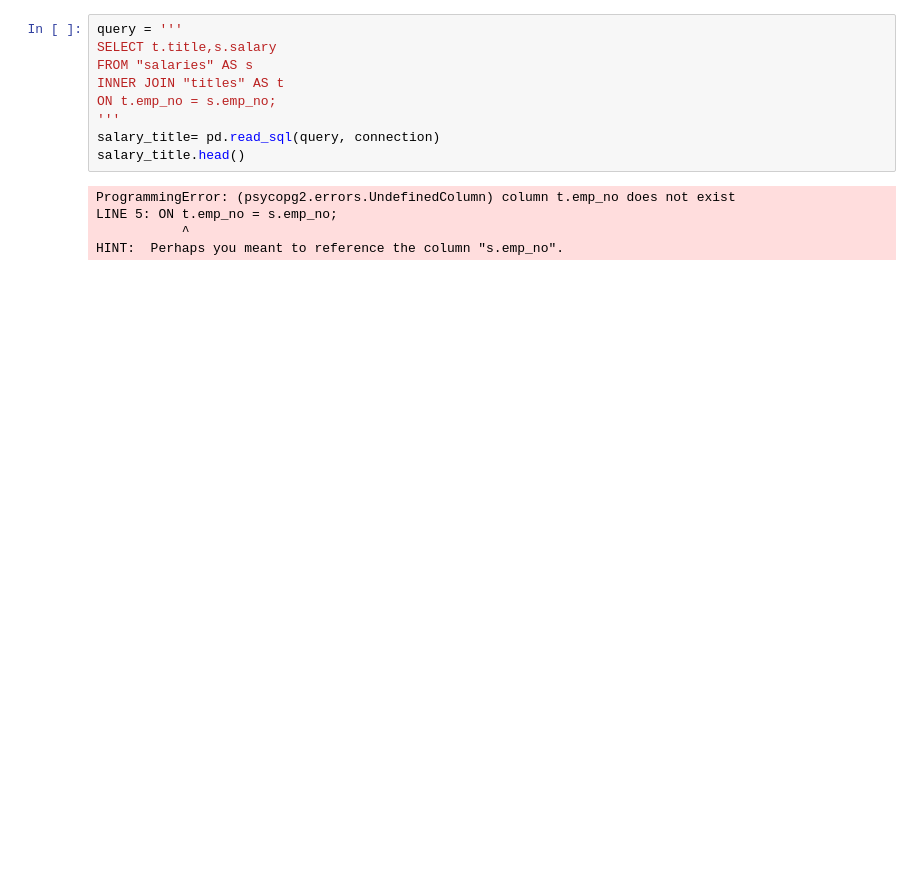
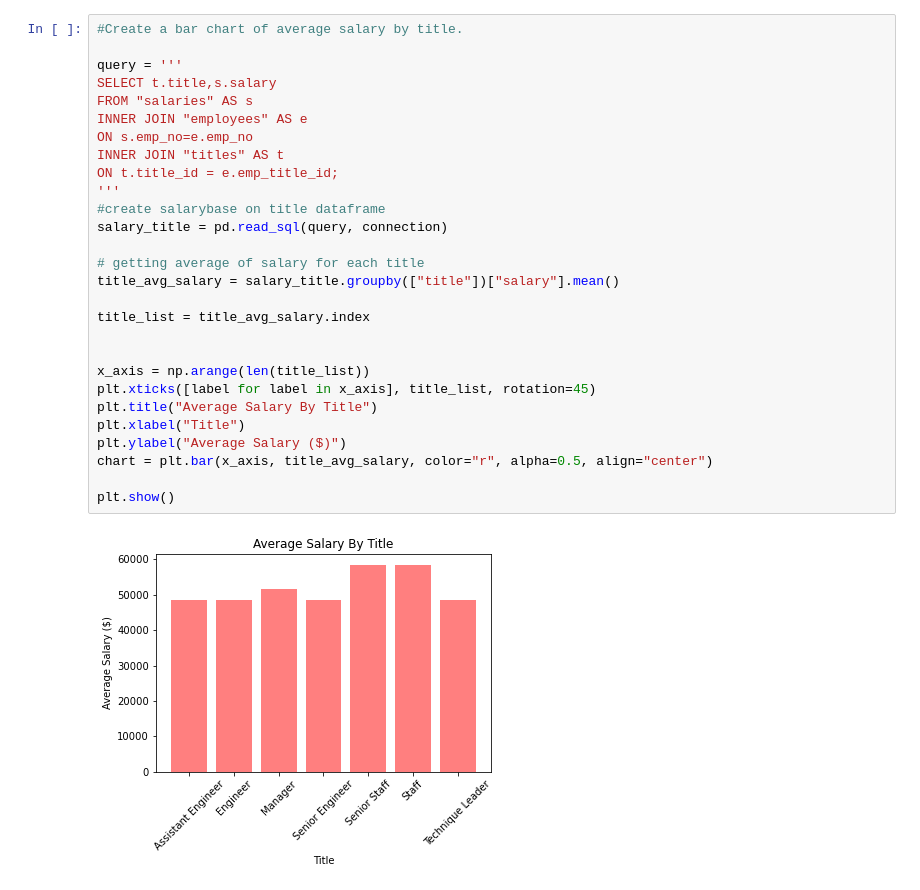
Before and after one commit to haniehbabaee/Data-Visualization, a Jupyter notebook: EmployeeSQL/bonus.ipynb, the cells around one changed output. Cells and saved outputs as stored; diff of their text form; blank space fills up the shorter version.

```diff
--- a/EmployeeSQL/bonus.ipynb
+++ b/EmployeeSQL/bonus.ipynb
@@ -35,17 +38,33 @@ plt.tight_layout()
 plt.show()
 # %% [output]
 [figure]
-# %%
-query = '''
-SELECT t.title,s.salary
-FROM "salaries" AS s
-INNER JOIN "titles" AS t
-ON t.emp_no = s.emp_no;
-'''
-salary_title= pd.read_sql(query, connection)
-salary_title.head()
-# %% [output]
-ProgrammingError: (psycopg2.errors.UndefinedColumn) column t.emp_no does not exist
-LINE 5: ON t.emp_no = s.emp_no;
-           ^
-HINT:  Perhaps you meant to reference the column "s.emp_no".
+# %%
+#Create a bar chart of average salary by title.
+
+query = '''
+SELECT t.title,s.salary
+FROM "salaries" AS s
+INNER JOIN "employees" AS e
+ON s.emp_no=e.emp_no
+INNER JOIN "titles" AS t
+ON t.title_id = e.emp_title_id;
+'''
+#create salarybase on title dataframe
+salary_title = pd.read_sql(query, connection)
+
+# getting average of salary for each title
+title_avg_salary = salary_title.groupby(["title"])["salary"].mean()
+
+title_list = title_avg_salary.index
+
+
+x_axis = np.arange(len(title_list))
+plt.xticks([label for label in x_axis], title_list, rotation=45)
+plt.title("Average Salary By Title")
+plt.xlabel("Title")
+plt.ylabel("Average Salary ($)")
+chart = plt.bar(x_axis, title_avg_salary, color="r", alpha=0.5, align="center")
+
+plt.show()
+# %% [output]
+[figure, added]
```
Also changed, not shown: parts of 3 cells of this notebook.
